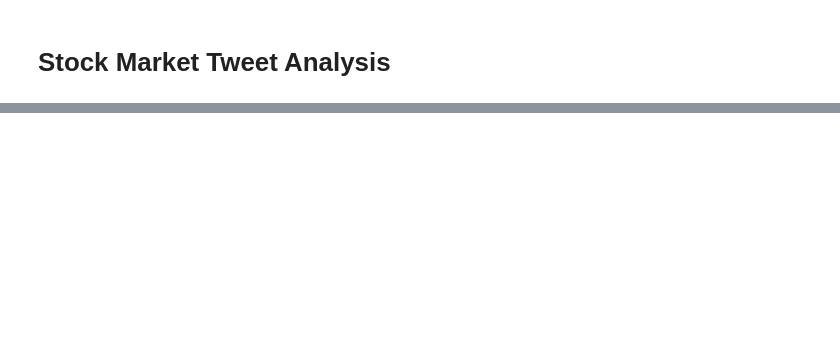
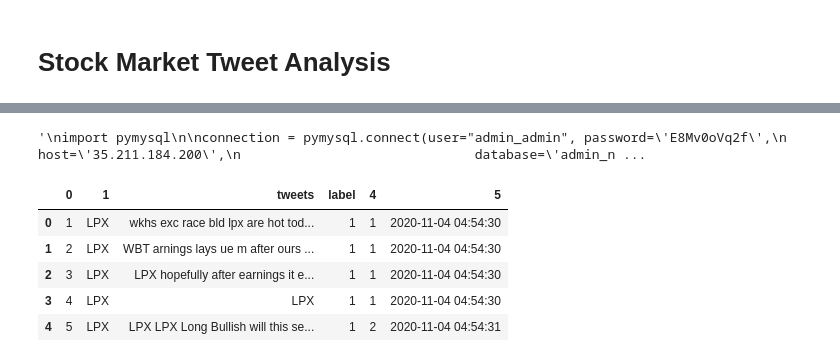
Before and after one commit to nspeer12/stocktweets, a Jupyter notebook: notebook.ipynb, the cells around one changed output, grey strips where cells are left out. Drawn from its saved outputs; the diff is of its cells as text; code cells hidden in the pictures; blank space fills up the shorter version.

```diff
--- a/notebook.ipynb
+++ b/notebook.ipynb
@@ -548,0 +80,36 @@ print('MCC: %.3f' % mcc)
+# %%
+'''
+import pymysql
+
+connection = pymysql.connect(user="admin_admin", password='*****',
+                              host='*****',
+                              database='admin_nlp_tweets')
+
+db_cursor = connection.cursor()
+db_cursor.execute('SELECT * FROM tweets')
+
+table_rows = db_cursor.fetchall()
+
+df = pd.DataFrame(table_rows)
+'''
+# %% [output]
+'\nimport pymysql\n\nconnection = pymysql.connect(user="admin_admin", password=\'E8Mv0oVq2f\',\n                              host=\'35.211.184.200\',\n                              database=\'admin_n ...
+# %%
+data_file_name = "data/1.5M_tweets.csv"
+#df.to_csv(data_file_name, index=False)
+
+df = pd.read_csv(data_file_name)
+
+df = df.rename(columns={"2" : "tweets", "3" : "label"})
+
+# make labels class integers
+df["label"] = [1 if x == "Bullish" else 0 for x in df["label"]]
+
+df.head()
+# %% [output]
+|  | 0 | 1 | tweets | label | 4 | 5 |
+| 0 | 1 | LPX | wkhs exc race bld lpx are hot tod... | 1 | 1 | 2020-11-04 04:54:30 |
+| 1 | 2 | LPX | WBT arnings lays ue m after ours ... | 1 | 1 | 2020-11-04 04:54:30 |
+| 2 | 3 | LPX | LPX hopefully after earnings it e... | 1 | 1 | 2020-11-04 04:54:30 |
+| 3 | 4 | LPX | LPX | 1 | 1 | 2020-11-04 04:54:30 |
+| 4 | 5 | LPX | LPX LPX Long Bullish will this se... | 1 | 2 | 2020-11-04 04:54:31 |
```
Also changed, not shown: parts of 65 cells of this notebook, 4 other files.
